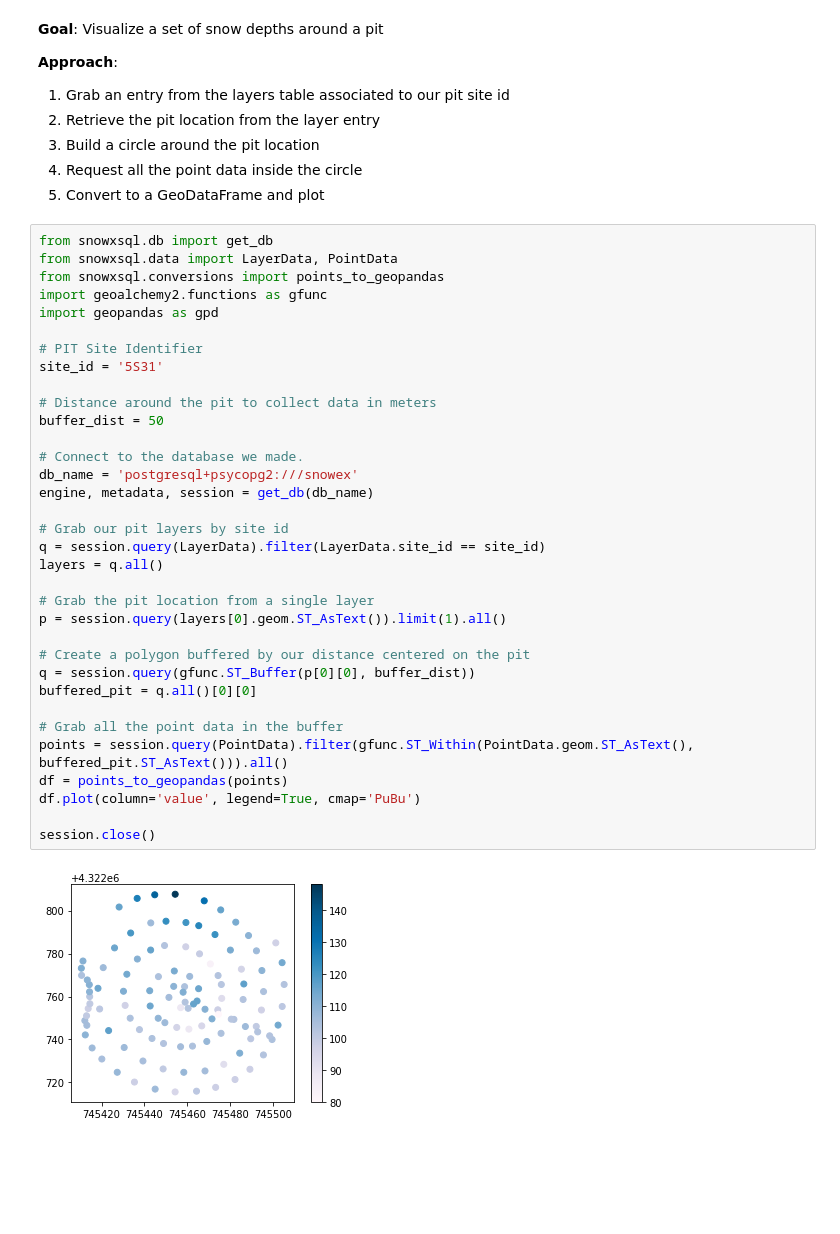
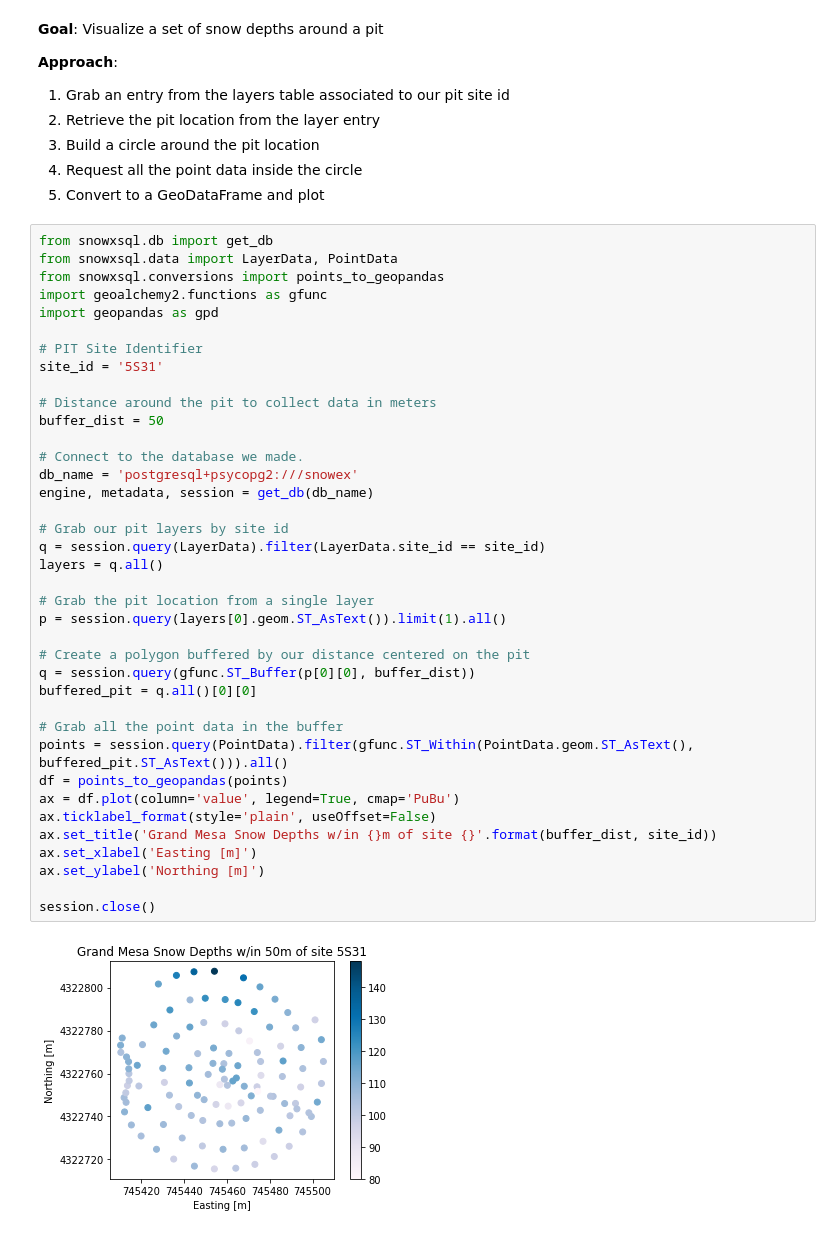
Before and after one commit to SnowEx/snowexsql, a Jupyter notebook: docs/gallery/get_spiral_example.ipynb, the cells around one changed output. Saved outputs shown, nothing was run; the diff lists cells and outputs as text; blank space fills up the shorter version.

```diff
--- a/docs/gallery/get_spiral_example.ipynb
+++ b/docs/gallery/get_spiral_example.ipynb
@@ -17,32 +17,36 @@ from snowxsql.conversions import points_to_geopandas
 import geoalchemy2.functions as gfunc
 import geopandas as gpd
 
 # PIT Site Identifier
 site_id = '5S31'
 
 # Distance around the pit to collect data in meters
 buffer_dist = 50
 
 # Connect to the database we made.
 db_name = 'postgresql+psycopg2:///snowex'
 engine, metadata, session = get_db(db_name)
 
 # Grab our pit layers by site id
 q = session.query(LayerData).filter(LayerData.site_id == site_id)
 layers = q.all()
 
 # Grab the pit location from a single layer
 p = session.query(layers[0].geom.ST_AsText()).limit(1).all()
 
 # Create a polygon buffered by our distance centered on the pit
 q = session.query(gfunc.ST_Buffer(p[0][0], buffer_dist))
 buffered_pit = q.all()[0][0]
 
 # Grab all the point data in the buffer
 points = session.query(PointData).filter(gfunc.ST_Within(PointData.geom.ST_AsText(), buffered_pit.ST_AsText())).all()
 df = points_to_geopandas(points)
-df.plot(column='value', legend=True, cmap='PuBu')
+ax = df.plot(column='value', legend=True, cmap='PuBu')
+ax.ticklabel_format(style='plain', useOffset=False)
+ax.set_title('Grand Mesa Snow Depths w/in {}m of site {}'.format(buffer_dist, site_id))
+ax.set_xlabel('Easting [m]')
+ax.set_ylabel('Northing [m]')
 
 session.close()
 # %% [output]
-[figure, old version]
+[figure, new version]
```
Also changed, not shown: 3 other files.
